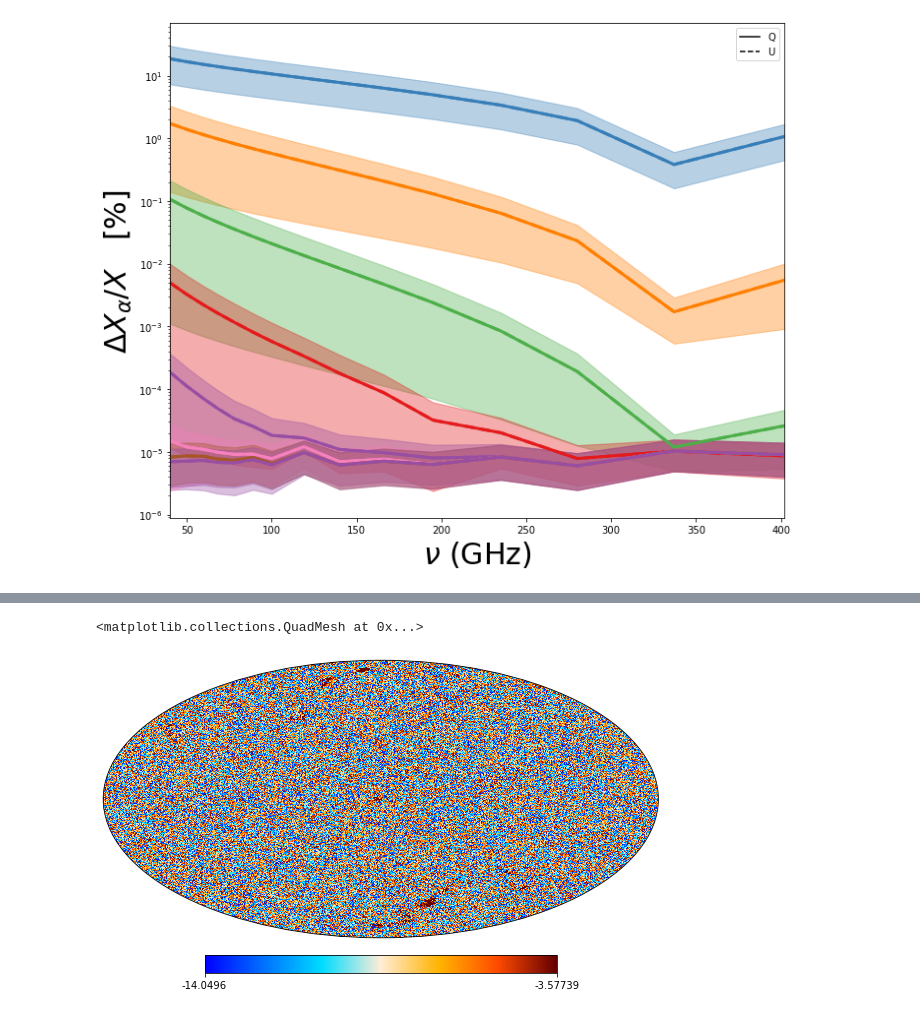
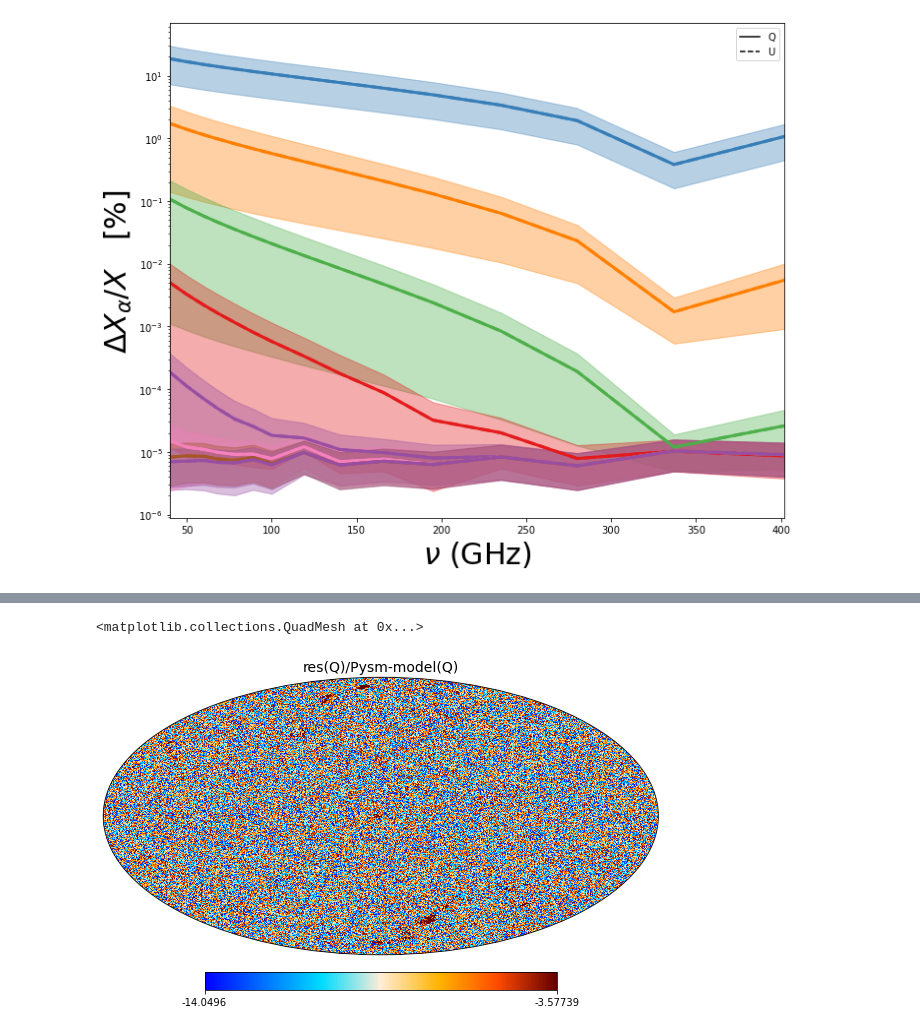
Before and after one commit to LeoVacher/moments_for_panex, a Jupyter notebook: Reproduce_any_Pysm_model.ipynb, the cells around one changed output, grey strips where cells are left out. Saved outputs shown, nothing was run; the diff lists cells and outputs as text; code cells hidden in the pictures.

```diff
--- a/Reproduce_any_Pysm_model.ipynb
+++ b/Reproduce_any_Pysm_model.ipynb
@@ -163,10 +183,10 @@ plt.show()
 # %%
 #plot of the log10 relative residual maps for maximum order of the expansion (also displayed in histograms previously). Should look like white noise when the only limit is python precision.
 res=abs(model[idf,pol]-modelmoms[omax,idf,pol])
-hp.projview(np.log10(abs(res/modelmoms[i,idf,pol])), cmap='planck',norm='hist')#,min=-3, max=-1)
+hp.projview(np.log10(abs(res/modelmoms[i,idf,pol])), cmap='planck',norm='hist',title='res(%s)/Pysm-model(%s)'%(labelpol[pol],labelpol[pol]))#,min=-3, max=-1)
 # %% [output]
 <matplotlib.collections.QuadMesh at 0x...>
-[figure, old version]
+[figure, new version]
 # %%
 #plot of the residuals compared to litebird's resolution in the pixel. Lower than one --> difference impossible to detect for a LB-like experiment
 
```
Also changed, not shown: parts of 11 cells of this notebook, 1 other file.
